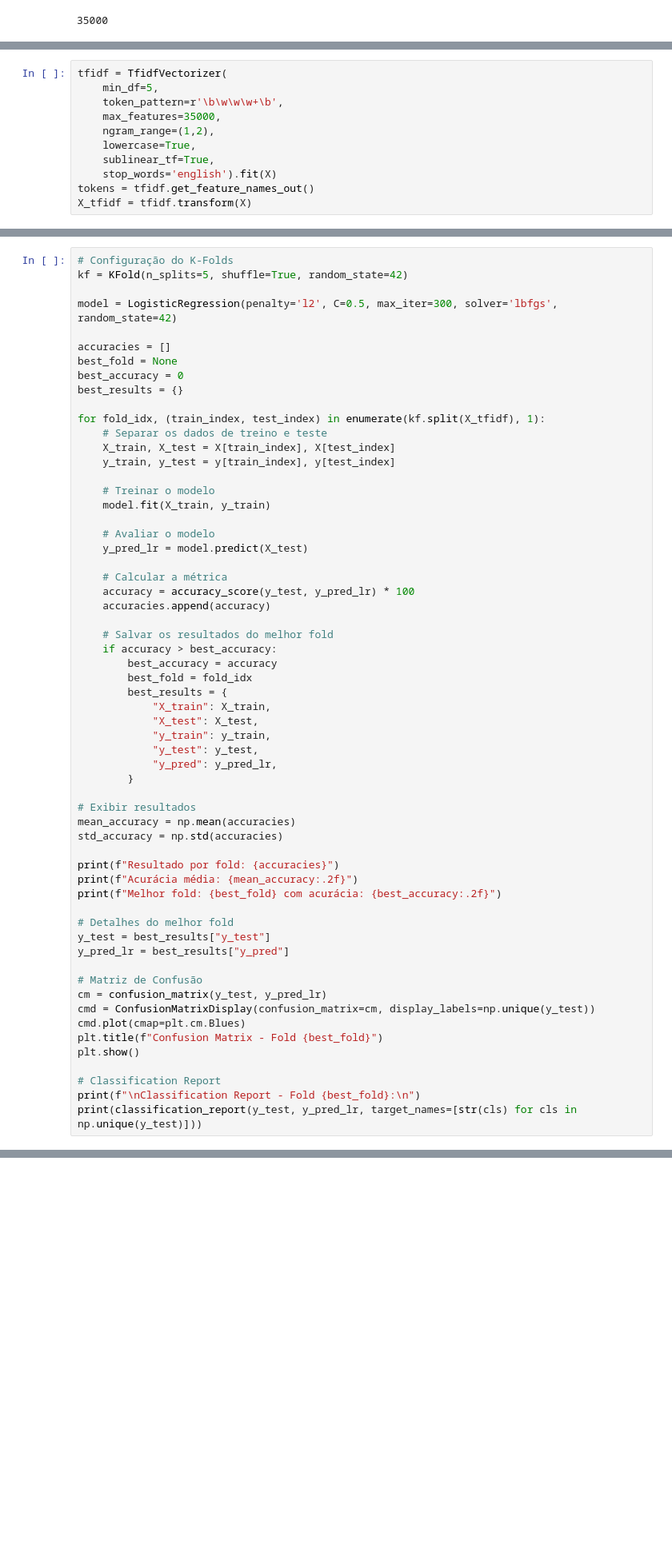
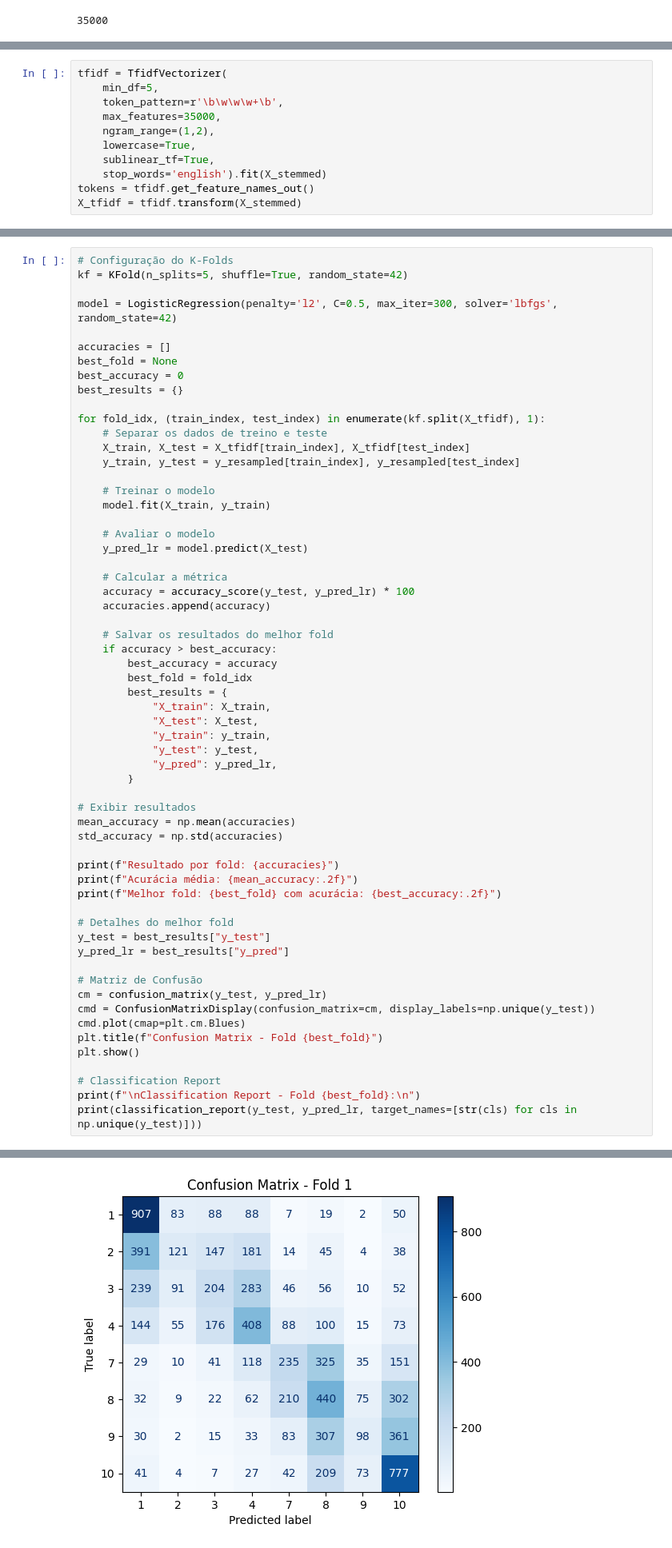
Before and after one commit to tomasmatos6/AA, a Jupyter notebook: Trabs/Trab2/trab2.ipynb, the cells around one changed output, grey strips where cells are left out. Shown: that part at 80% size. Saved outputs shown, nothing was run; the diff lists cells and outputs as text; blank space fills up the shorter version.

```diff
--- a/Trabs/Trab2/trab2.ipynb
+++ b/Trabs/Trab2/trab2.ipynb
@@ -285,6 +282,6 @@ tfidf = TfidfVectorizer(
     ngram_range=(1,2),
     lowercase=True,
     sublinear_tf=True,
-    stop_words='english').fit(X)
+    stop_words='english').fit(X_stemmed)
 tokens = tfidf.get_feature_names_out()
-X_tfidf = tfidf.transform(X)
+X_tfidf = tfidf.transform(X_stemmed)
@@ -307,8 +302,8 @@ best_results = {}
 
 for fold_idx, (train_index, test_index) in enumerate(kf.split(X_tfidf), 1):
     # Separar os dados de treino e teste
-    X_train, X_test = X[train_index], X[test_index]
-    y_train, y_test = y[train_index], y[test_index]
+    X_train, X_test = X_tfidf[train_index], X_tfidf[test_index]
+    y_train, y_test = y_resampled[train_index], y_resampled[test_index]
 
     # Treinar o modelo
     model.fit(X_train, y_train)
@@ -354,3 +349,4 @@ plt.show()
 # Classification Report
 print(f"\nClassification Report - Fold {best_fold}:\n")
 print(classification_report(y_test, y_pred_lr, target_names=[str(cls) for cls in np.unique(y_test)]))
+# %% [output]
@@ -356,0 +356 @@ print(classification_report(y_test, y_pred_lr, target_names=[str(cls) for cls in
+[figure, added]
```
Also changed, not shown: parts of 11 cells of this notebook.
